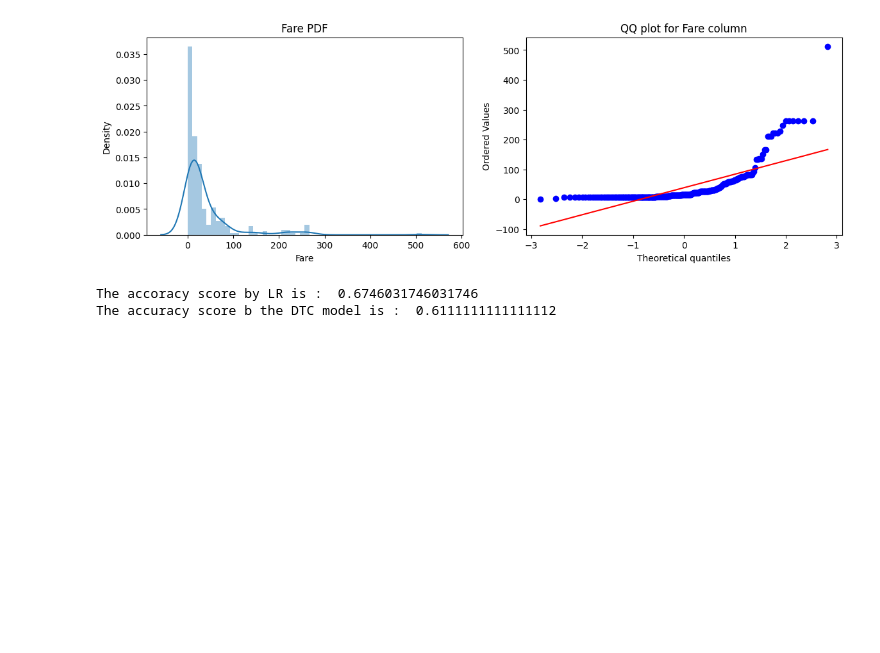
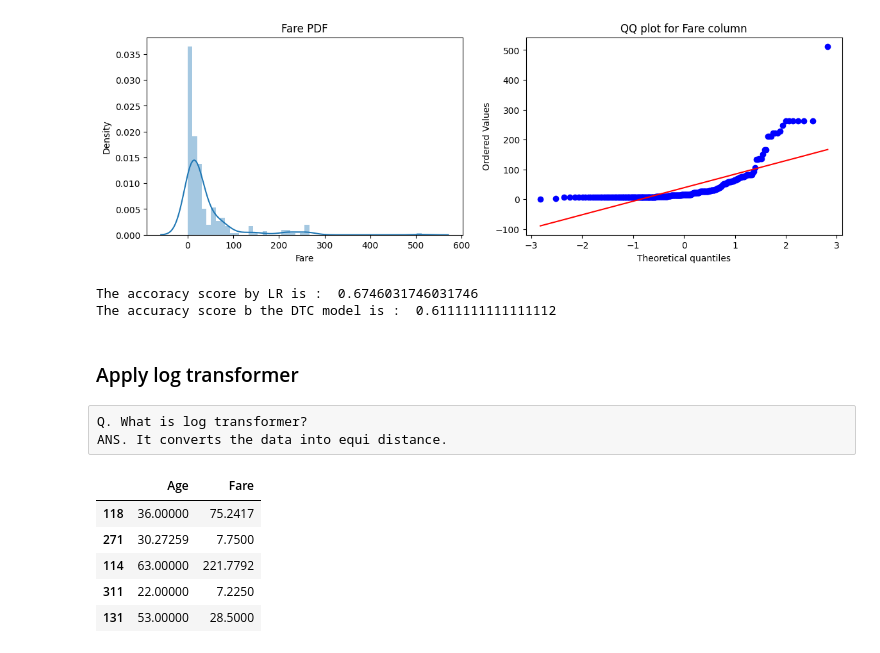
Before and after one commit to DeepakAK47/ML-Learning-Journey, a Jupyter notebook: day30.ipynb, the cells around one changed output. Cells and saved outputs as stored; diff of their text form; code cells hidden in the pictures; blank space fills up the shorter version.

```diff
--- a/day30.ipynb
+++ b/day30.ipynb
@@ -188,3 +189,8 @@ print("The accuracy score b the DTC model is : ",accuracy_score(y_test,y_pred1))
 # %% [output]
 The accoracy score by LR is :  0.6746031746031746
 The accuracy score b the DTC model is :  0.6111111111111112
+# %% [markdown]
+### Apply log transformer
+# %% [raw]
+Q. What is log transformer?
+ANS. It converts the data into equi distance.
@@ -190,0 +199,9 @@ The accuracy score b the DTC model is :  0.6111111111111112
+# %%
+x_train.head()
+# %% [output]
+|  | Age | Fare |
+| 118 | 36.00000 | 75.2417 |
+| 271 | 30.27259 | 7.7500 |
+| 114 | 63.00000 | 221.7792 |
+| 311 | 22.00000 | 7.2250 |
+| 131 | 53.00000 | 28.5000 |
```
Also changed, not shown: parts of 15 cells of this notebook.
